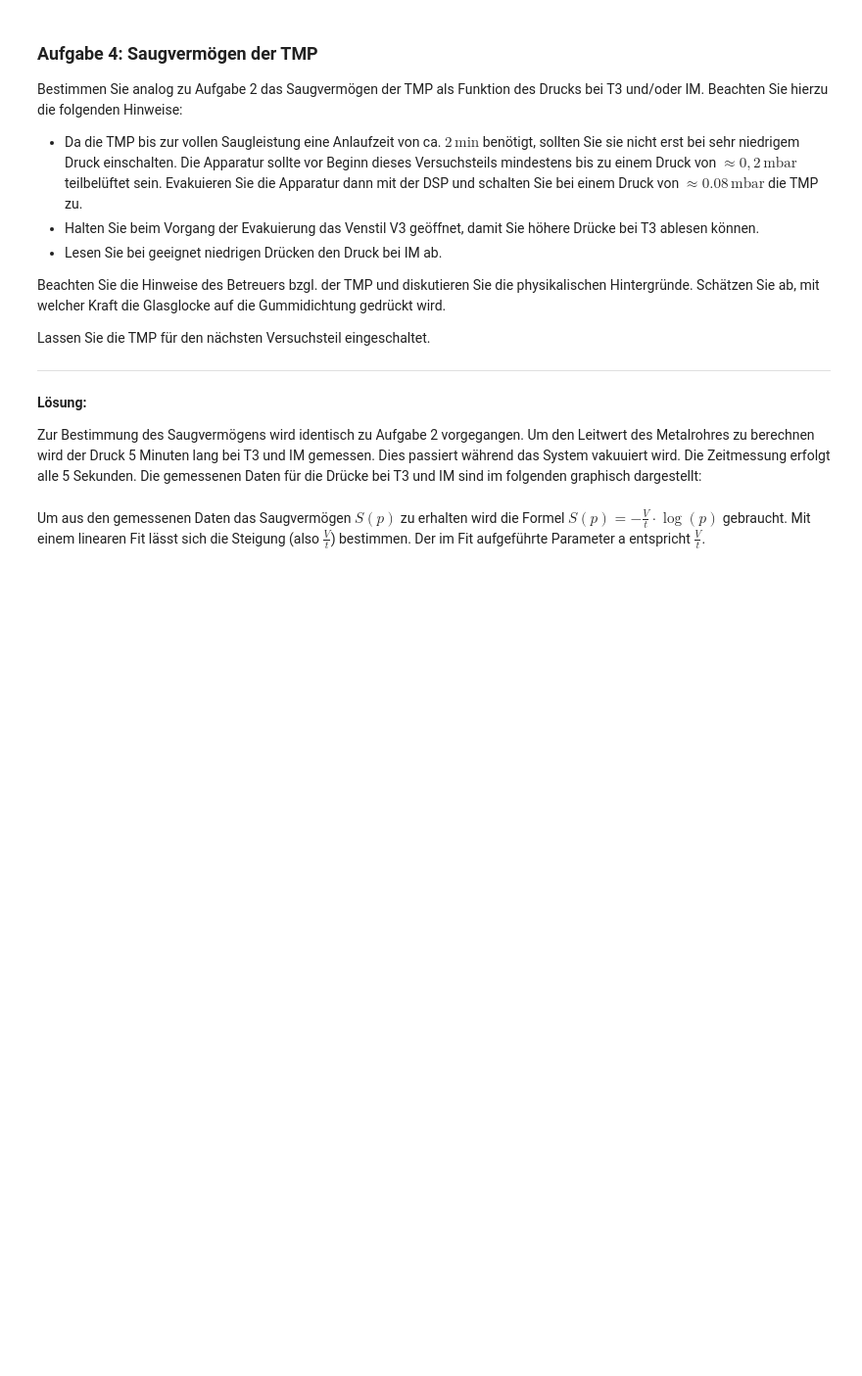
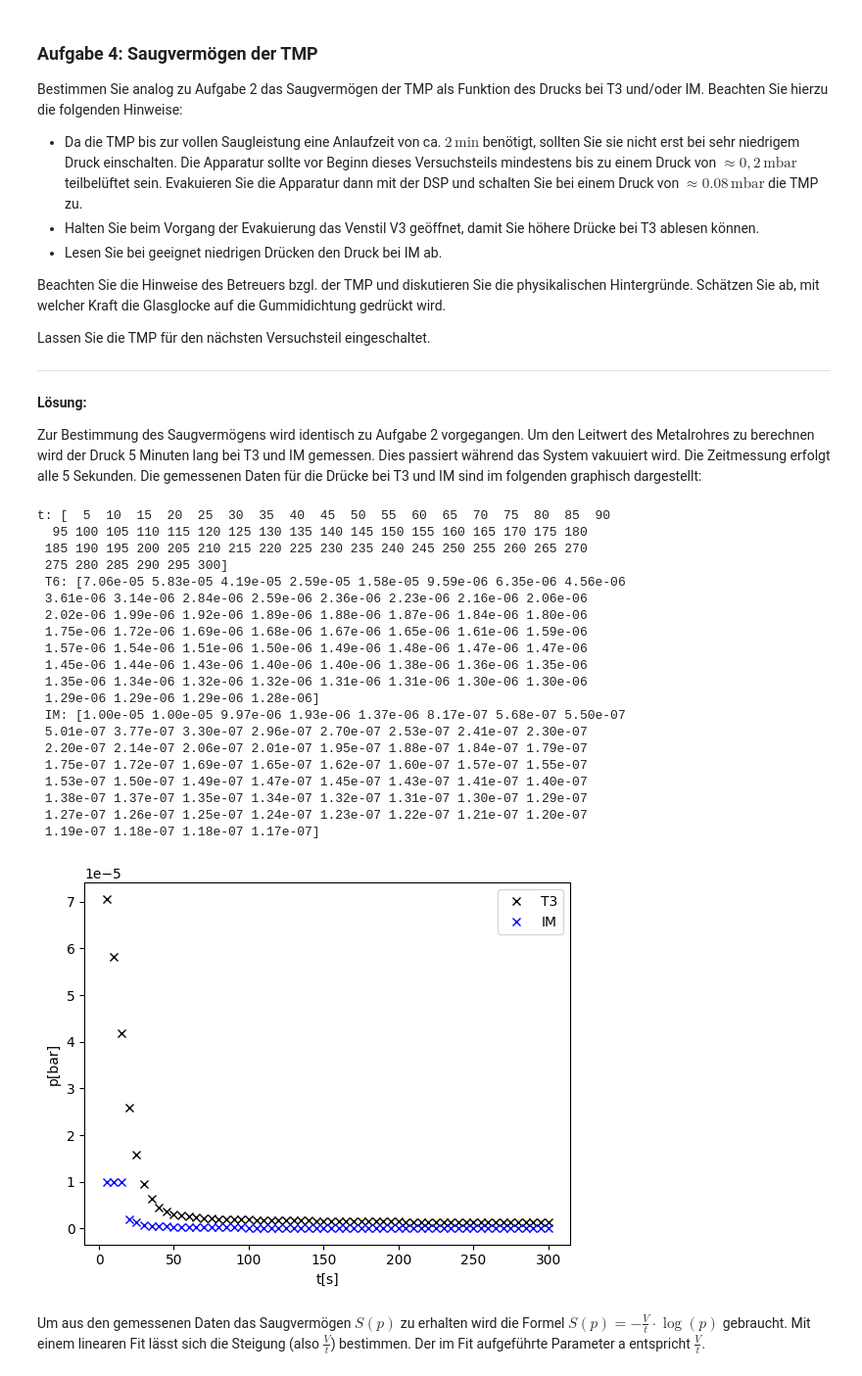
Before and after one commit to thexwon/Praktikum2KlassPhysKIT, a Jupyter notebook: Vakuum/Vakuum.ipynb, the cells around one changed output. Shown at 98% size. Cells and saved outputs as stored; diff of their text form; code cells hidden in the pictures; blank space fills up the shorter version.

```diff
--- a/Vakuum/Vakuum.ipynb
+++ b/Vakuum/Vakuum.ipynb
@@ -368,18 +406,42 @@ Dies passiert während das System vakuuiert wird. Die Zeitmessung erfolgt alle 5
 Die gemessenen Daten für die Drücke bei T3 und IM sind im folgenden graphisch dargestellt:
 # %%
 data=pd.read_csv('Messung/Aufgabe4.txt',delimiter=';',decimal=".",skiprows=1) #importiere Daten
-data.columns=['t','T1','IM']
+data.columns=['t','T3','IM']
 t = data['t'].to_numpy()
-T1 = data['T1'].to_numpy()*10**(-5)
+T3 = data['T3'].to_numpy()*10**(-5)
 IM = data['IM'].to_numpy()*10**(-5)
+V= 10.01 + 0.5 - 0.034
 
-plt.plot(t,T1,label='T3',color='black',marker='x',linestyle='None') #mache Plot
+print("t:",t,"\n","T6:", T3,"\n","IM:", IM)
+plt.plot(t,T3,label='T3',color='black',marker='x',linestyle='None') #mache Plot
 plt.plot(t,IM,label='IM',color='blue',marker='x',linestyle='None')
 plt.xlabel('t[s]')
 plt.ylabel('p[bar]')
 plt.legend()
 plt.savefig('figures/plt4.png')
 plt.show()
+# %% [output]
+t: [  5  10  15  20  25  30  35  40  45  50  55  60  65  70  75  80  85  90
+  95 100 105 110 115 120 125 130 135 140 145 150 155 160 165 170 175 180
+ 185 190 195 200 205 210 215 220 225 230 235 240 245 250 255 260 265 270
+ 275 280 285 290 295 300]
+ T6: [7.06e-05 5.83e-05 4.19e-05 2.59e-05 1.58e-05 9.59e-06 6.35e-06 4.56e-06
+ 3.61e-06 3.14e-06 2.84e-06 2.59e-06 2.36e-06 2.23e-06 2.16e-06 2.06e-06
+ 2.02e-06 1.99e-06 1.92e-06 1.89e-06 1.88e-06 1.87e-06 1.84e-06 1.80e-06
+ 1.75e-06 1.72e-06 1.69e-06 1.68e-06 1.67e-06 1.65e-06 1.61e-06 1.59e-06
+ 1.57e-06 1.54e-06 1.51e-06 1.50e-06 1.49e-06 1.48e-06 1.47e-06 1.47e-06
+ 1.45e-06 1.44e-06 1.43e-06 1.40e-06 1.40e-06 1.38e-06 1.36e-06 1.35e-06
+ 1.35e-06 1.34e-06 1.32e-06 1.32e-06 1.31e-06 1.31e-06 1.30e-06 1.30e-06
+ 1.29e-06 1.29e-06 1.29e-06 1.28e-06]
+ IM: [1.00e-05 1.00e-05 9.97e-06 1.93e-06 1.37e-06 8.17e-07 5.68e-07 5.50e-07
+ 5.01e-07 3.77e-07 3.30e-07 2.96e-07 2.70e-07 2.53e-07 2.41e-07 2.30e-07
+ 2.20e-07 2.14e-07 2.06e-07 2.01e-07 1.95e-07 1.88e-07 1.84e-07 1.79e-07
+ 1.75e-07 1.72e-07 1.69e-07 1.65e-07 1.62e-07 1.60e-07 1.57e-07 1.55e-07
+ 1.53e-07 1.50e-07 1.49e-07 1.47e-07 1.45e-07 1.43e-07 1.41e-07 1.40e-07
+ 1.38e-07 1.37e-07 1.35e-07 1.34e-07 1.32e-07 1.31e-07 1.30e-07 1.29e-07
+ 1.27e-07 1.26e-07 1.25e-07 1.24e-07 1.23e-07 1.22e-07 1.21e-07 1.20e-07
+ 1.19e-07 1.18e-07 1.18e-07 1.17e-07]
+[figure, added]
 # %% [markdown]
 Um aus den gemessenen Daten das Saugvermögen $S(p)$ zu erhalten wird die Formel
 $S(p)=-\frac{V}{t}\cdot \log(p)$ gebraucht.
```
Also changed, not shown: parts of 14 cells of this notebook, 2 other files.
